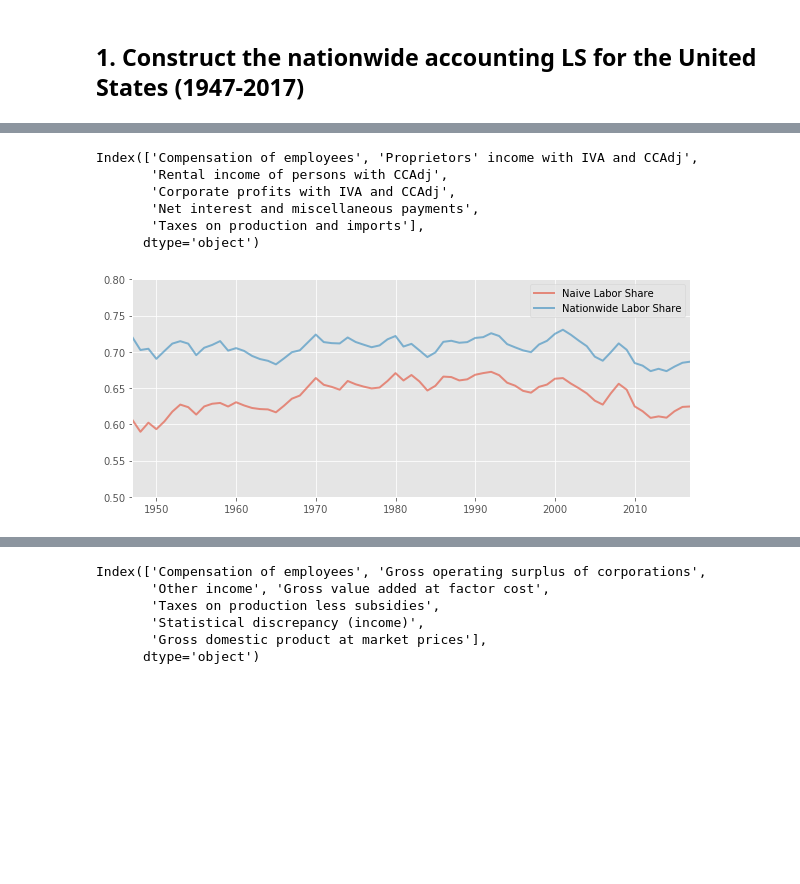
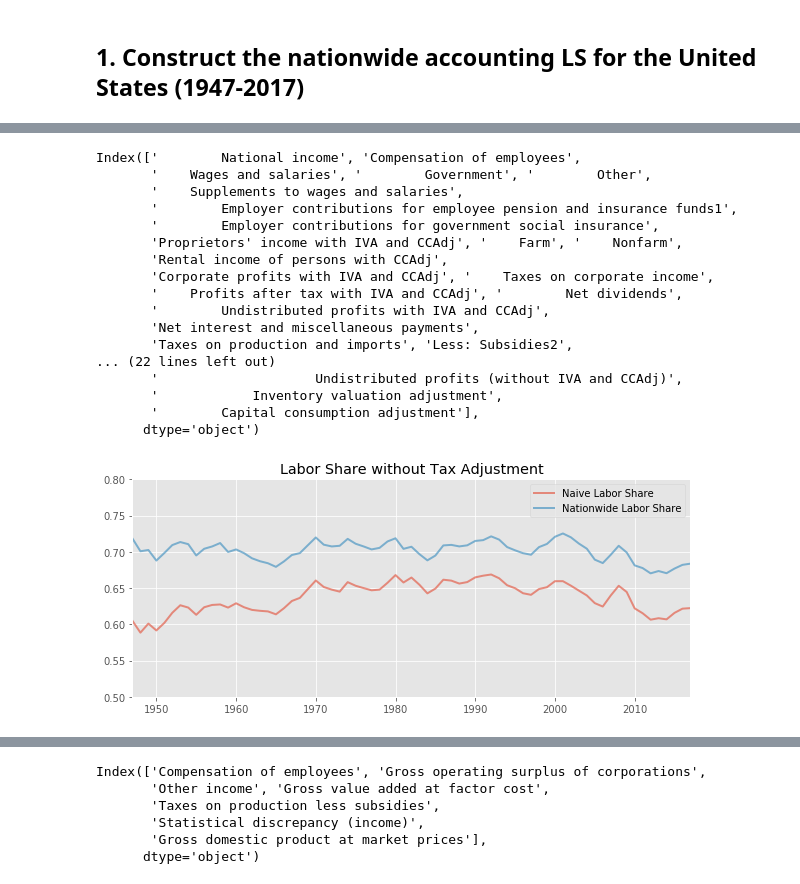
Before and after one commit to zhouweimin-econ/QuantMacro, a Jupyter notebook: PS2.ipynb, the cells around one changed output, grey strips where cells are left out. Cells and saved outputs as stored; diff of their text form; code cells hidden in the pictures; blank space fills up the shorter version.

```diff
--- a/PS2.ipynb
+++ b/PS2.ipynb
@@ -88,11 +110,37 @@ $$ \frac{CE}{Y}$$
+# %%
+US_data = US_data.transpose()
+US_data.columns
+# %% [output]
+Index(['        National income', 'Compensation of employees',
+       '    Wages and salaries', '        Government', '        Other',
+       '    Supplements to wages and salaries',
+       '        Employer contributions for employee pension and insurance funds1',
+       '        Employer contributions for government social insurance',
+       'Proprietors' income with IVA and CCAdj', '    Farm', '    Nonfarm',
+       'Rental income of persons with CCAdj',
+       'Corporate profits with IVA and CCAdj', '    Taxes on corporate income',
+       '    Profits after tax with IVA and CCAdj', '        Net dividends',
+       '        Undistributed profits with IVA and CCAdj',
+       'Net interest and miscellaneous payments',
+       'Taxes on production and imports', 'Less: Subsidies2',
+... (22 lines left out)
+       '                    Undistributed profits (without IVA and CCAdj)',
+       '            Inventory valuation adjustment',
+       '        Capital consumption adjustment'],
+      dtype='object')
 # %%
-US_data = US_data.transpose()
-US_data= US_data[['Compensation of employees', 'Proprietors\' income with IVA and CCAdj','Rental income of persons with CCAdj', 'Corporate profits with IVA and CCAdj','Net interest and miscellaneous payments','Taxes on production and imports']]
-US_data.columns
+CE   = US_data[['Compensation of employees']]
+PI   = US_data[['Proprietors\' income with IVA and CCAdj']]
+RI   = US_data[['Rental income of persons with CCAdj']]
+CP   = US_data[['Corporate profits with IVA and CCAdj']]
+NIMP = US_data[['Net interest and miscellaneous payments']]
+Taxes  = US_data[['Taxes on production and imports']]
+Lsubsidies = US_data[['Less: Subsidies2']]
+
+CE = np.asarray(CE, float)
+PI = np.asarray(PI, float)
+RI = np.asarray(RI, float)
+CP = np.asarray(CP, float)
+NIMP = np.asarray(NIMP, float)
+Taxes = np.asarray(Taxes, float)
+Lsubsidies = np.asarray(Lsubsidies, float)
-# %% [output]
-Index(['Compensation of employees', 'Proprietors' income with IVA and CCAdj',
-       'Rental income of persons with CCAdj',
-       'Corporate profits with IVA and CCAdj',
-       'Net interest and miscellaneous payments',
-       'Taxes on production and imports'],
-      dtype='object')
@@ -113,22 +147,23 @@ TPI = np.asarray(TPI, float)
 # %%
-# Naive Labor Share:
-Y = CE + PI + RI + CP + NIMP + TPI
-LS_naive = CE/ Y  # LS for the corporate sector
+# Aggregate Naive Labor Share without Tax Adjustment:
+Y1 = CE + PI + RI + CP + NIMP + Taxes + Lsubsidies
+LS_naive1 = CE / Y1  # LS for the corporate sector
 
-# Nationwide Labor Share
-theta = CE / (Y - PI)
+# Aggregate Nationwide Labor Share
+theta = CE / (Y1 - PI)
 RK_PI = (1-theta)*PI
-LS_national = ( CE + theta*PI ) / Y
+LS_national1 = ( CE + theta*PI ) / Y1
 
 Year = np.linspace(1947,2017,num=71)
 Year = np.asarray(Year)
-np.shape(Year)
+
 fig, ax = plt.subplots(figsize=(10,4))
 plt.ylim(0.5,0.8)
 plt.xlim(1947,2017)
-ax.plot(Year, LS_naive, linewidth=2, alpha=0.6, label='Naive Labor Share')
-ax.plot(Year, LS_national, linewidth=2, alpha=0.6, label='Nationwide Labor Share')
+ax.plot(Year, LS_naive1, linewidth=2, alpha=0.6, label='Naive Labor Share')
+ax.plot(Year, LS_national1, linewidth=2, alpha=0.6, label='Nationwide Labor Share')
+plt.title('Labor Share without Tax Adjustment')
 ax.legend()
 plt.show()
 # %% [output]
-[figure, old version]
+[figure, new version]
```
Also changed, not shown: parts of 20 cells of this notebook.
